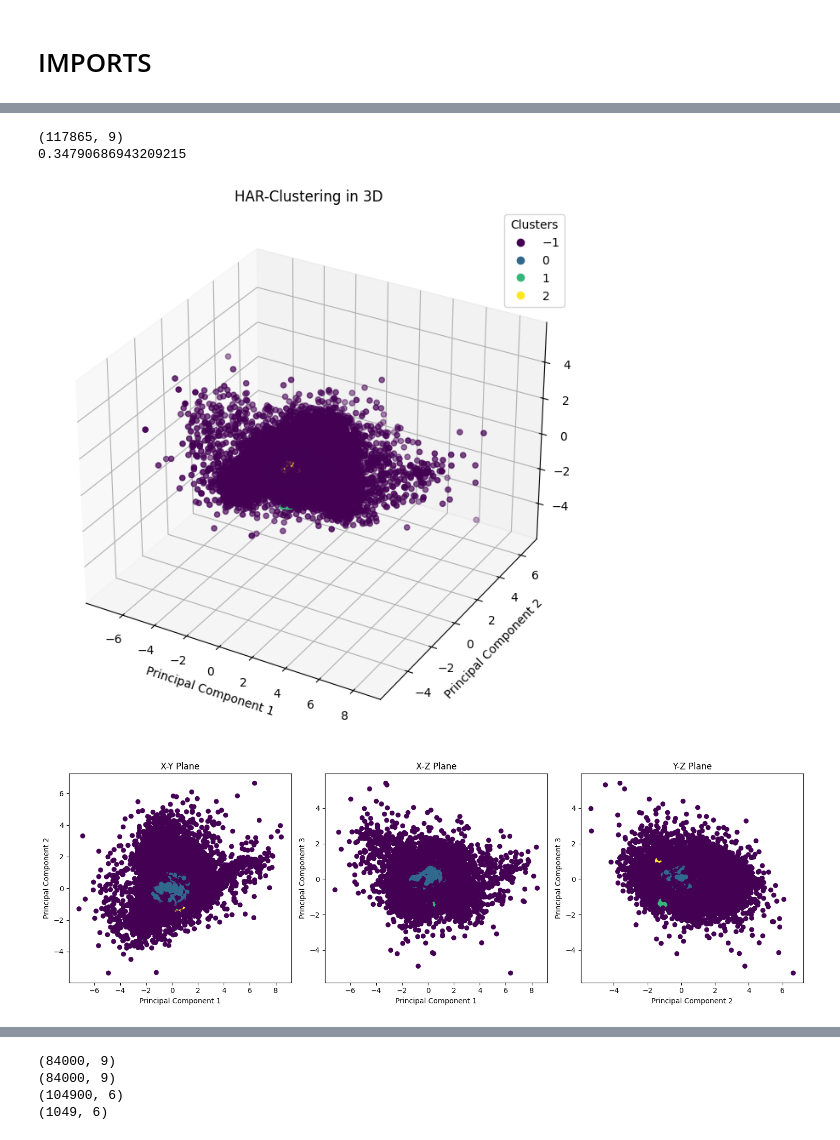
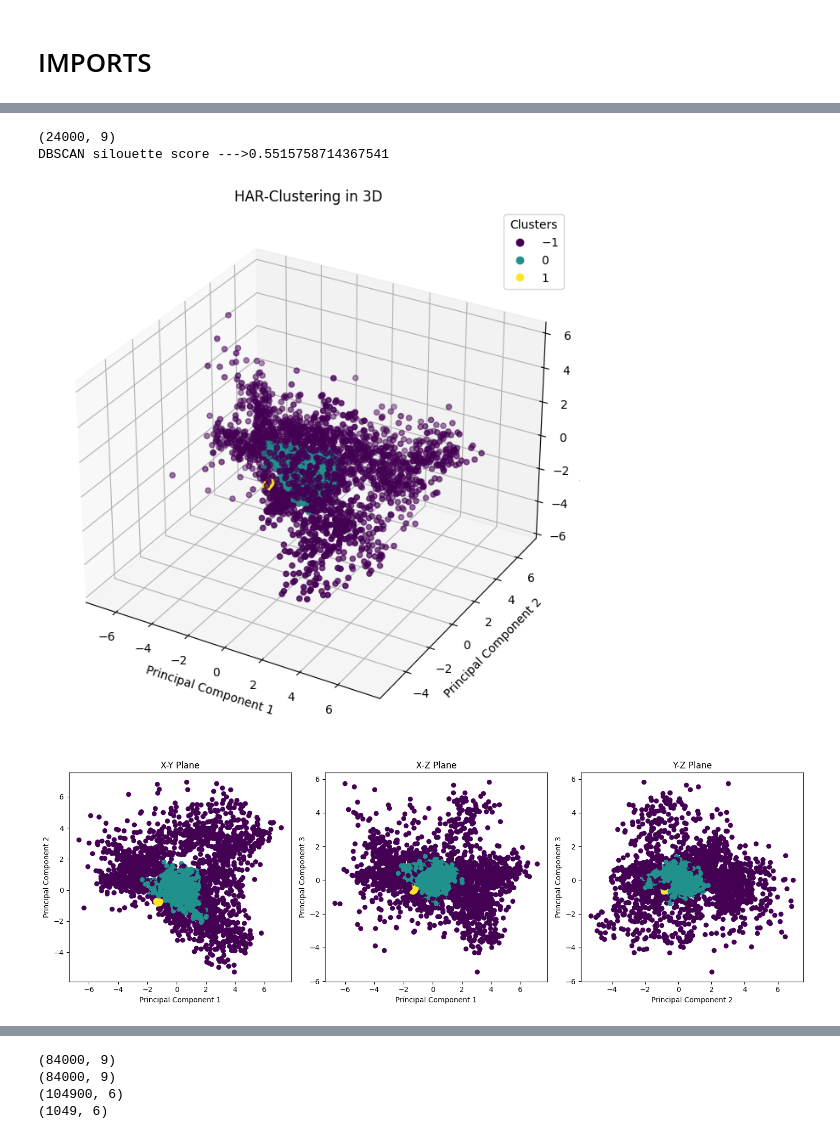
Before and after one commit to ELEFTHERIOSAMITSIS/data_mining, a Jupyter notebook: test_dataset.ipynb, the cells around one changed output, grey strips where cells are left out. Drawn from its saved outputs; the diff is of its cells as text; code cells hidden in the pictures.

```diff
--- a/test_dataset.ipynb
+++ b/test_dataset.ipynb
@@ -39,19 +41,22 @@ print(data)
 # %%
 data_m=rolling_means(data)
 #print(data_m)
-data_b=get_balanced_dataset(data_m,7000)
+data_b=get_balanced_dataset(data_m,2000)
 x=data_b[['back_x','back_y','back_z','thigh_x','thigh_y','thigh_z']].reset_index(drop=True)
 y=data_b['label'].reset_index(drop=True)
 
 #print(x)
-labels,validation_df=try_dbscan(x,y)
+labels_db,validationdb_df=try_dbscan(x,y)
+#labels_bir,validationbir_df=try_birch(x,y)
+
 #labels,validation_df=try_minibatch_kmeans(x,y,12)
-val=validation_df.value_counts()
+val_db=validationdb_df.value_counts()
+#val_bir=validationbir_df.value_counts()
 x=pca_test(x,3)
-cluster3D(x,labels)
-cluster2D(x,labels)
+cluster3D(x,labels_db)
+cluster2D(x,labels_db)
 # %% [output]
-(117865, 9)
-0.34790686943209215
+(24000, 9)
+DBSCAN silouette score --->0.5515758714367541
-[figure, old version]
+[figure, new version]
-[figure, old version]
+[figure, new version]
```
Also changed, not shown: parts of 4 cells of this notebook, 5 other files.
